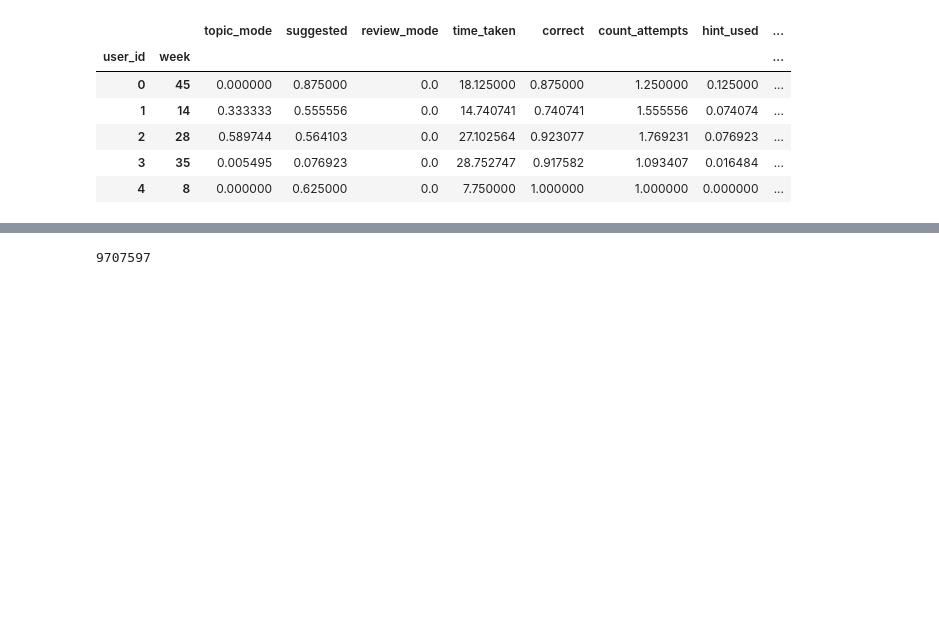
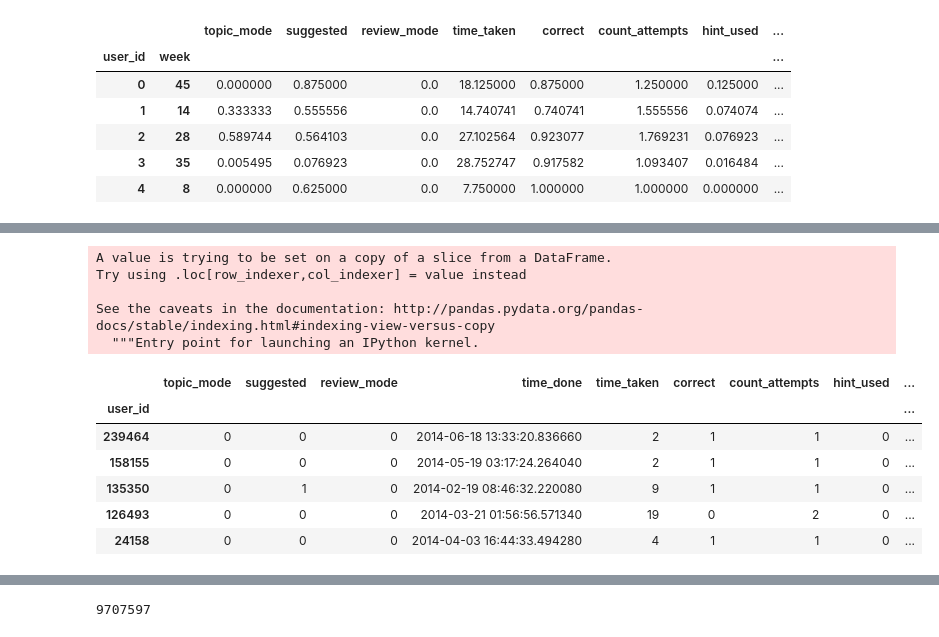
Before and after one commit to branlindsey/junyi_app_user, a Jupyter notebook: EDA.ipynb, the cells around one changed output, grey strips where cells are left out. Saved outputs shown, nothing was run; the diff lists cells and outputs as text; code cells hidden in the pictures; blank space fills up the shorter version.

```diff
--- a/EDA.ipynb
+++ b/EDA.ipynb
@@ -307,0 +319,2 @@ new_data = (data[(data['time_done']>='1/1/2014')& (data['time_done']<='6/30/2014
+# %%
+new_data.set_index('user_id', inplace=True)
@@ -307,0 +329,2 @@ new_data = (data[(data['time_done']>='1/1/2014')& (data['time_done']<='6/30/2014
+# %%
+days_before_cutoff = pd.datetime(2014,6,30) - new_data['time_done']
@@ -307,0 +351,18 @@ new_data = (data[(data['time_done']>='1/1/2014')& (data['time_done']<='6/30/2014
+# %%
+new_data['days_before_cutoff'] = days_before_cutoff.dt.days
+# %% [output]
+A value is trying to be set on a copy of a slice from a DataFrame.
+Try using .loc[row_indexer,col_indexer] = value instead
+
+See the caveats in the documentation: http://pandas.pydata.org/pandas-docs/stable/indexing.html#indexing-view-versus-copy
+  """Entry point for launching an IPython kernel.
+# %%
+new_data.head()
+# %% [output]
+|  | topic_mode | suggested | review_mode | time_done | time_taken | correct | count_attempts | hint_used | ... |
+| user_id |  |  |  |  |  |  |  |  | ... |
+| 239464 | 0 | 0 | 0 | 2014-06-18 13:33:20.836660 | 2 | 1 | 1 | 0 | ... |
+| 158155 | 0 | 0 | 0 | 2014-05-19 03:17:24.264040 | 2 | 1 | 1 | 0 | ... |
+| 135350 | 0 | 1 | 0 | 2014-02-19 08:46:32.220080 | 9 | 1 | 1 | 0 | ... |
+| 126493 | 0 | 0 | 0 | 2014-03-21 01:56:56.571340 | 19 | 0 | 2 | 0 | ... |
+| 24158 | 0 | 0 | 0 | 2014-04-03 16:44:33.494280 | 4 | 1 | 1 | 0 | ... |
```
Also changed, not shown: parts of 73 cells of this notebook, 2 other files.
